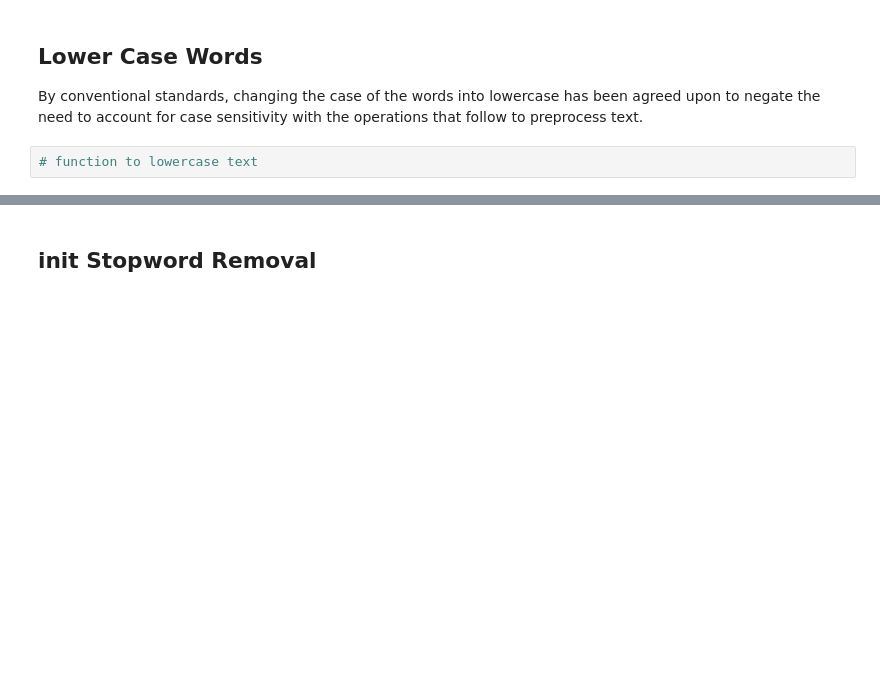
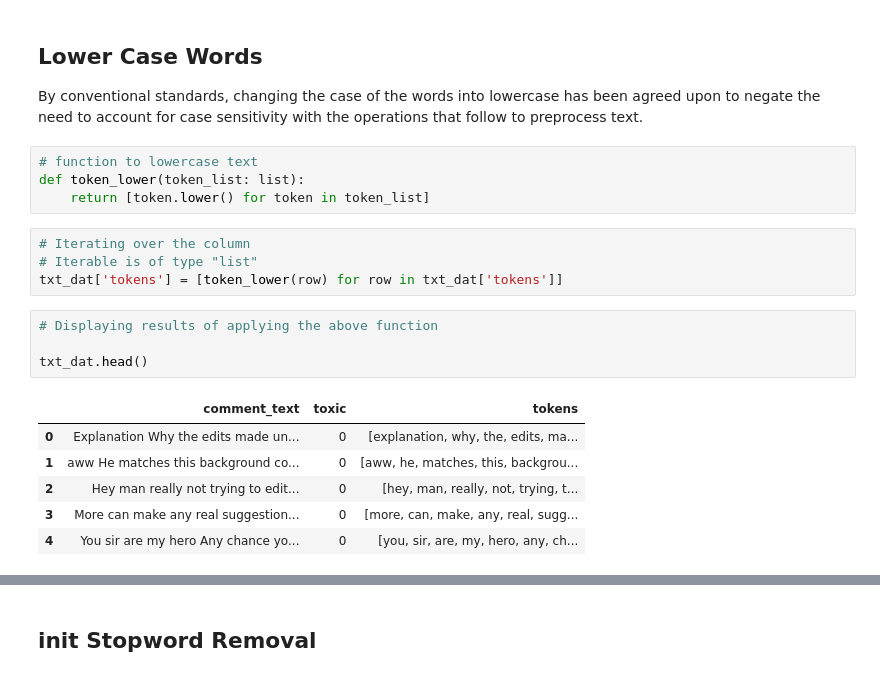
Before and after one commit to Supermjork/Final-Sprint, a Jupyter notebook: notebook/scratch_llm.ipynb, the cells around one changed output, grey strips where cells are left out. Cells and saved outputs as stored; diff of their text form; blank space fills up the shorter version.

Commit message:
Lowercasing done

```diff
--- a/notebook/scratch_llm.ipynb
+++ b/notebook/scratch_llm.ipynb
@@ -273,3 +280,20 @@ Notice how the sentences have been tokenised, each word is its own string, withi
 By conventional standards, changing the case of the words into lowercase has been agreed upon to negate the need to account for case sensitivity with the operations that follow to preprocess text.
 # %%
 # function to lowercase text
+def token_lower(token_list: list):
+    return [token.lower() for token in token_list]
+# %%
+# Iterating over the column
+# Iterable is of type "list"
+txt_dat['tokens'] = [token_lower(row) for row in txt_dat['tokens']]
+# %%
+# Displaying results of applying the above function
+
+txt_dat.head()
+# %% [output]
+|  | comment_text | toxic | tokens |
+| 0 | Explanation Why the edits made un... | 0 | [explanation, why, the, edits, ma... |
+| 1 | aww He matches this background co... | 0 | [aww, he, matches, this, backgrou... |
+| 2 | Hey man really not trying to edit... | 0 | [hey, man, really, not, trying, t... |
+| 3 | More can make any real suggestion... | 0 | [more, can, make, any, real, sugg... |
+| 4 | You sir are my hero Any chance yo... | 0 | [you, sir, are, my, hero, any, ch... |
```
Also changed, not shown: parts of 2 cells of this notebook.
